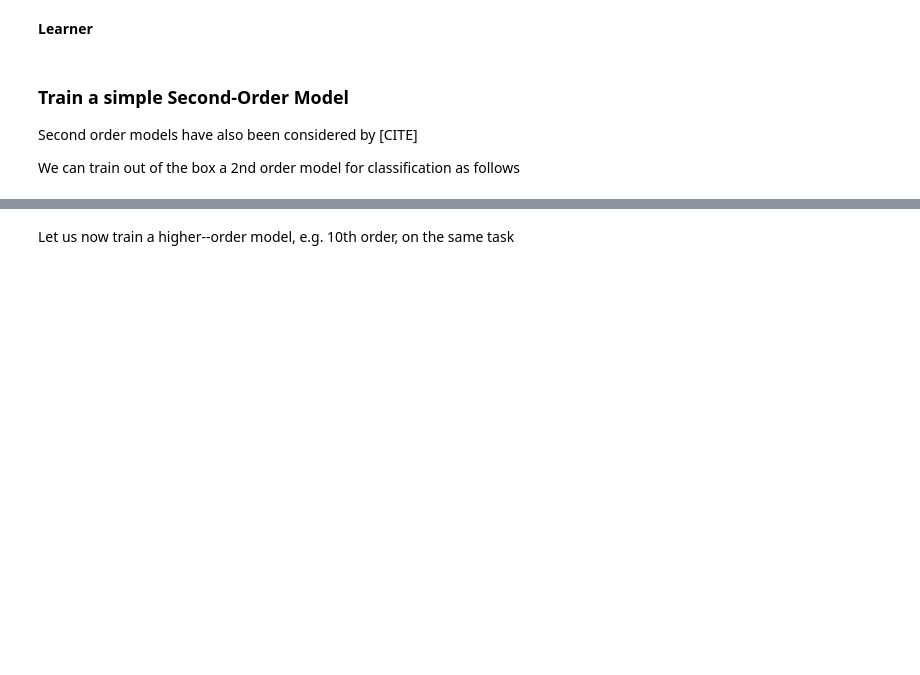
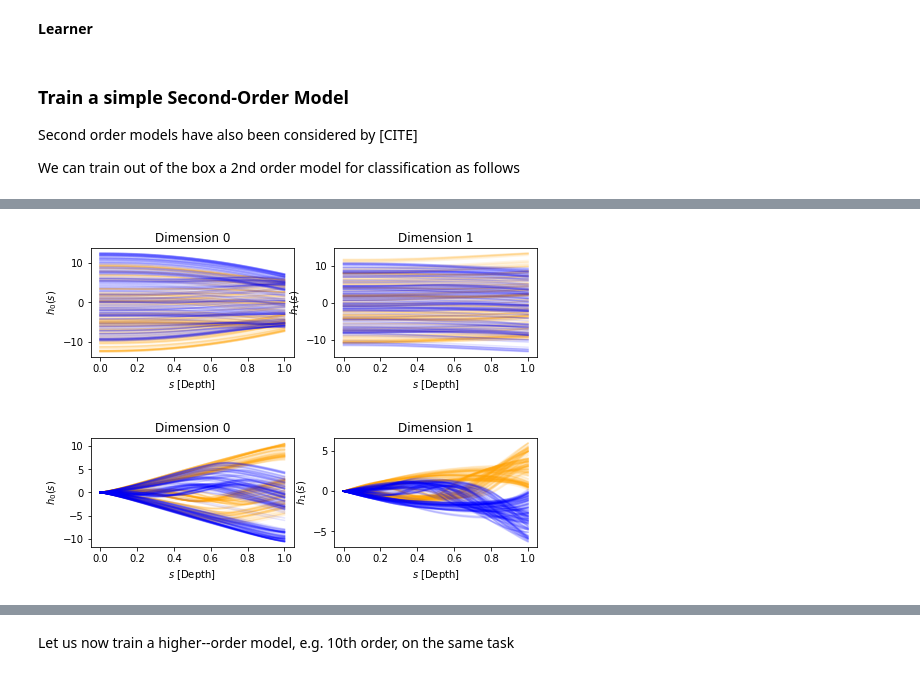
Before and after one commit to DiffEqML/torchdyn, a Jupyter notebook: tutorials/06_higher_order.ipynb, the cells around one changed output, grey strips where cells are left out. Cells and saved outputs as stored; diff of their text form; code cells hidden in the pictures; blank space fills up the shorter version.

```diff
--- a/tutorials/06_higher_order.ipynb
+++ b/tutorials/06_higher_order.ipynb
@@ -36,7 +36,7 @@ for i in range(len(X)):
 # %%
 import torch
 import torch.utils.data as data
-device = torch.device("cuda:1" if torch.cuda.is_available() else "cpu")
+device = torch.device("cuda:0" if torch.cuda.is_available() else "cpu")
 
 X_train = torch.Tensor(X).to(device)
 y_train = torch.LongTensor(yn.long()).to(device)
@@ -88,7 +88,7 @@ model = NeuralDE(f,
                  solver='dopri5',
                  sensitivity='adjoint').to(device)
 
-seq = nn.Sequential(Augmenter(1, 2, order='last'), model)
+seq = nn.Sequential(Augmenter(1, 2, order='last'), model, nn.Linear(4, 2)).to(device)
 # %%
 # train the neural ODE
 learn = Learner(seq)
@@ -97,6 +113,14 @@ trainer.fit(learn)
+# %%
+# Evaluate the data trajectories
+s_span = torch.linspace(0,1,100)
+X_d = seq[0](X_train[::10,:])
+trajectory = model.trajectory(X_d, s_span).detach().cpu()
 # %%
 # Trajectories in the depth domain
-plot_2D_depth_trajectory(s_span, trajectory[:,:,:2], yn, len(X))
-plot_2D_depth_trajectory(s_span, trajectory[:,:,2:4], yn, len(X))
+plot_2D_depth_trajectory(s_span, trajectory[:,:,:2], yn[::10], len(X)//10)
+plot_2D_depth_trajectory(s_span, trajectory[:,:,2:4], yn[::10], len(X)//10)
+# %% [output]
+[figure, added]
+[figure, added]
 # %%
 # Trajectories in the state-space
```
Also changed, not shown: parts of 8 cells of this notebook, 1 other file.
